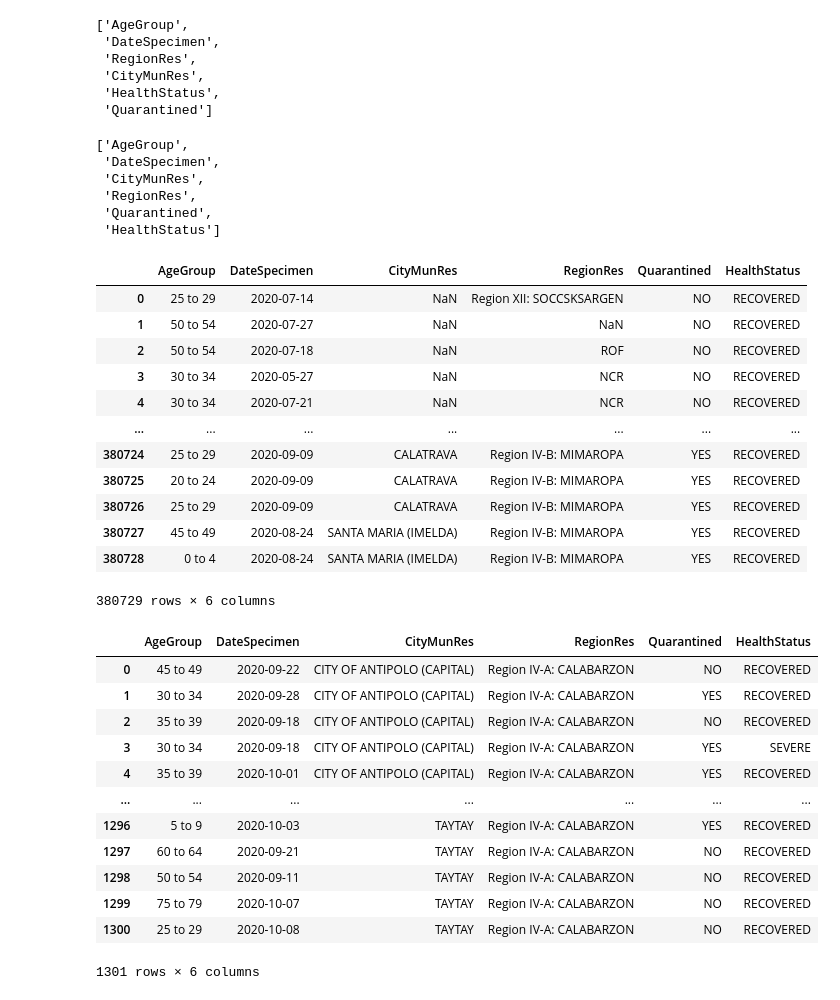
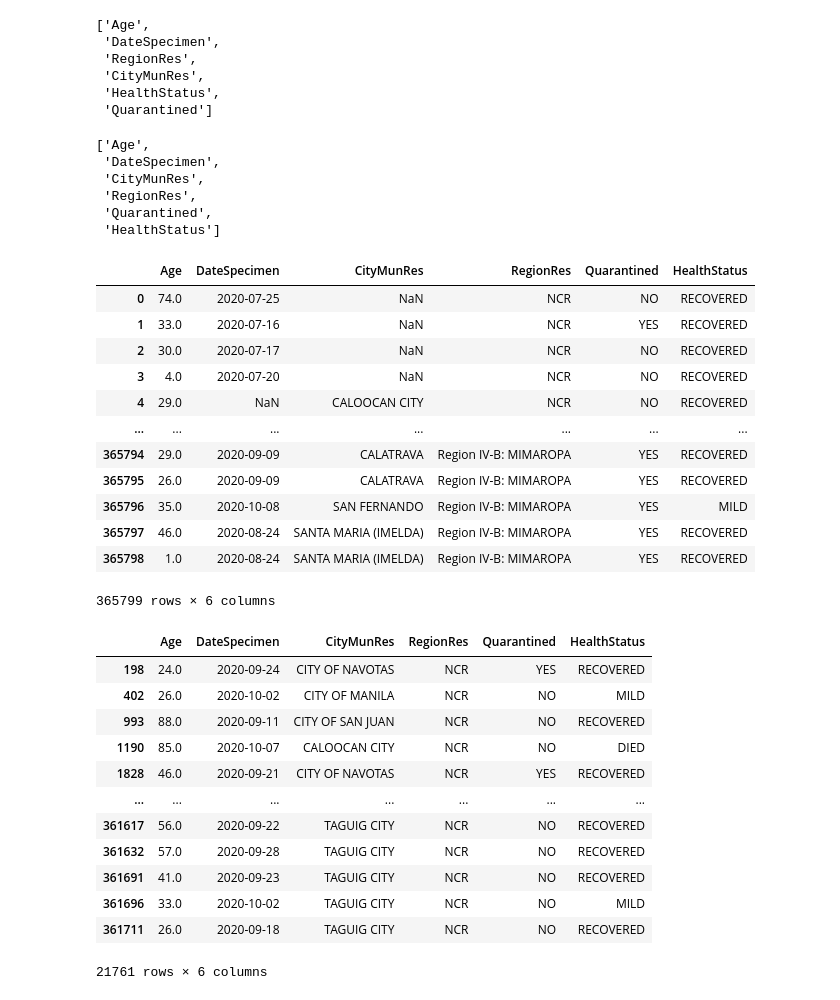
Before and after one commit to rjPajaro/COVID-Mining, a Jupyter notebook: Data-Mining-Project.ipynb, the cells around one changed output. Saved outputs shown, nothing was run; the diff lists cells and outputs as text; code cells hidden in the pictures.

Commit message:
city change

```diff
--- a/Data-Mining-Project.ipynb
+++ b/Data-Mining-Project.ipynb
@@ -13,5 +12,5 @@ import scikitplot as skplt
 # %%
-data = pd.read_csv(r'DOH COVID Data Drop_ 20201031 - 04 Case Information.csv')
+data = pd.read_csv(r'DOH COVID Data Drop_ 20201023 - 04 Case Information.csv')
 data
 # %% [output]
 |  | CaseCode | Age | AgeGroup | Sex | DateSpecimen | DateResultRelease | DateRepConf | DateDied | ... |
@@ -62,6 +54,6 @@ memory usage: 63.9+ MB
 # %%
-df = data.drop(data.loc[:, 'CaseCode':'Age'].columns, axis=1)
-df = df.drop('Sex', axis=1)
+df = data.drop('CaseCode', axis=1)
+df = df.drop(df.loc[:,'AgeGroup':'Sex'].columns, axis=1)
 df = df.drop(df.loc[:, 'DateResultRelease':'Admitted'].columns, axis=1)
 df = df.drop('ProvRes', axis=1)
 df = df.drop(df.loc[:, 'CityMuniPSGC':'BarangayPSGC'].columns, axis=1)
@@ -85,7 +77,7 @@ df
 titles = list(df.columns)
 titles
 # %% [output]
-['AgeGroup',
+['Age',
  'DateSpecimen',
  'RegionRes',
  'CityMunRes',
@@ -96,7 +88,7 @@ titles[4], titles[5] = titles[5], titles[4]
 titles[2], titles[3] = titles[3], titles[2]
 titles
 # %% [output]
-['AgeGroup',
+['Age',
  'DateSpecimen',
  'CityMunRes',
  'RegionRes',
@@ -106,40 +98,37 @@ titles
 df = df[titles]
 df
 # %% [output]
-|  | AgeGroup | DateSpecimen | CityMunRes | RegionRes | Quarantined | HealthStatus |
-| 0 | 25 to 29 | 2020-07-14 | NaN | Region XII: SOCCSKSARGEN | NO | RECOVERED |
-| 1 | 50 to 54 | 2020-07-27 | NaN | NaN | NO | RECOVERED |
-| 2 | 50 to 54 | 2020-07-18 | NaN | ROF | NO | RECOVERED |
-| 3 | 30 to 34 | 2020-05-27 | NaN | NCR | NO | RECOVERED |
-| 4 | 30 to 34 | 2020-07-21 | NaN | NCR | NO | RECOVERED |
+|  | Age | DateSpecimen | CityMunRes | RegionRes | Quarantined | HealthStatus |
+| 0 | 74.0 | 2020-07-25 | NaN | NCR | NO | RECOVERED |
+| 1 | 33.0 | 2020-07-16 | NaN | NCR | YES | RECOVERED |
+| 2 | 30.0 | 2020-07-17 | NaN | NCR | NO | RECOVERED |
+| 3 | 4.0 | 2020-07-20 | NaN | NCR | NO | RECOVERED |
+| 4 | 29.0 | NaN | CALOOCAN CITY | NCR | NO | RECOVERED |
 | ... | ... | ... | ... | ... | ... | ... |
-| 380724 | 25 to 29 | 2020-09-09 | CALATRAVA | Region IV-B: MIMAROPA | YES | RECOVERED |
-| 380725 | 20 to 24 | 2020-09-09 | CALATRAVA | Region IV-B: MIMAROPA | YES | RECOVERED |
-| 380726 | 25 to 29 | 2020-09-09 | CALATRAVA | Region IV-B: MIMAROPA | YES | RECOVERED |
-| 380727 | 45 to 49 | 2020-08-24 | SANTA MARIA (IMELDA) | Region IV-B: MIMAROPA | YES | RECOVERED |
-| 380728 | 0 to 4 | 2020-08-24 | SANTA MARIA (IMELDA) | Region IV-B: MIMAROPA | YES | RECOVERED |
+| 365794 | 29.0 | 2020-09-09 | CALATRAVA | Region IV-B: MIMAROPA | YES | RECOVERED |
+| 365795 | 26.0 | 2020-09-09 | CALATRAVA | Region IV-B: MIMAROPA | YES | RECOVERED |
+| 365796 | 35.0 | 2020-10-08 | SAN FERNANDO | Region IV-B: MIMAROPA | YES | MILD |
+| 365797 | 46.0 | 2020-08-24 | SANTA MARIA (IMELDA) | Region IV-B: MIMAROPA | YES | RECOVERED |
+| 365798 | 1.0 | 2020-08-24 | SANTA MARIA (IMELDA) | Region IV-B: MIMAROPA | YES | RECOVERED |
-380729 rows × 6 columns
+365799 rows × 6 columns
 # %%
 start_date = '2020-09-10'
 end_date = '2020-10-10'
 
-df = df.loc[df['RegionRes'] == 'Region IV-A: CALABARZON']
-df = df.loc[(df['CityMunRes'] == 'CITY OF ANTIPOLO (CAPITAL)') | (df['CityMunRes'] == 'TAYTAY')]
+df = df.loc[df['RegionRes'] == 'NCR']
 df = df.loc[(df['DateSpecimen'] >= start_date) & ((df['DateSpecimen'] <= end_date))]
-df = df.reset_index(drop=True)
-
 df
 # %% [output]
-|  | AgeGroup | DateSpecimen | CityMunRes | RegionRes | Quarantined | HealthStatus |
-| 0 | 45 to 49 | 2020-09-22 | CITY OF ANTIPOLO (CAPITAL) | Region IV-A: CALABARZON | NO | RECOVERED |
-| 1 | 30 to 34 | 2020-09-28 | CITY OF ANTIPOLO (CAPITAL) | Region IV-A: CALABARZON | YES | RECOVERED |
-| 2 | 35 to 39 | 2020-09-18 | CITY OF ANTIPOLO (CAPITAL) | Region IV-A: CALABARZON | NO | RECOVERED |
-| 3 | 30 to 34 | 2020-09-18 | CITY OF ANTIPOLO (CAPITAL) | Region IV-A: CALABARZON | YES | SEVERE |
-| 4 | 35 to 39 | 2020-10-01 | CITY OF ANTIPOLO (CAPITAL) | Region IV-A: CALABARZON | YES | RECOVERED |
+|  | Age | DateSpecimen | CityMunRes | RegionRes | Quarantined | HealthStatus |
+| 198 | 24.0 | 2020-09-24 | CITY OF NAVOTAS | NCR | YES | RECOVERED |
+| 402 | 26.0 | 2020-10-02 | CITY OF MANILA | NCR | NO | MILD |
+| 993 | 88.0 | 2020-09-11 | CITY OF SAN JUAN | NCR | NO | RECOVERED |
+| 1190 | 85.0 | 2020-10-07 | CALOOCAN CITY | NCR | NO | DIED |
+| 1828 | 46.0 | 2020-09-21 | CITY OF NAVOTAS | NCR | YES | RECOVERED |
 | ... | ... | ... | ... | ... | ... | ... |
-| 1296 | 5 to 9 | 2020-10-03 | TAYTAY | Region IV-A: CALABARZON | YES | RECOVERED |
-| 1297 | 60 to 64 | 2020-09-21 | TAYTAY | Region IV-A: CALABARZON | NO | RECOVERED |
-| 1298 | 50 to 54 | 2020-09-11 | TAYTAY | Region IV-A: CALABARZON | NO | RECOVERED |
-| 1299 | 75 to 79 | 2020-10-07 | TAYTAY | Region IV-A: CALABARZON | NO | RECOVERED |
-| 1300 | 25 to 29 | 2020-10-08 | TAYTAY | Region IV-A: CALABARZON | NO | RECOVERED |
+| 361617 | 56.0 | 2020-09-22 | TAGUIG CITY | NCR | NO | RECOVERED |
+| 361632 | 57.0 | 2020-09-28 | TAGUIG CITY | NCR | NO | RECOVERED |
+| 361691 | 41.0 | 2020-09-23 | TAGUIG CITY | NCR | NO | RECOVERED |
+| 361696 | 33.0 | 2020-10-02 | TAGUIG CITY | NCR | NO | MILD |
+| 361711 | 26.0 | 2020-09-18 | TAGUIG CITY | NCR | NO | RECOVERED |
-1301 rows × 6 columns
+21761 rows × 6 columns
```
Also changed, not shown: parts of 28 cells of this notebook.
